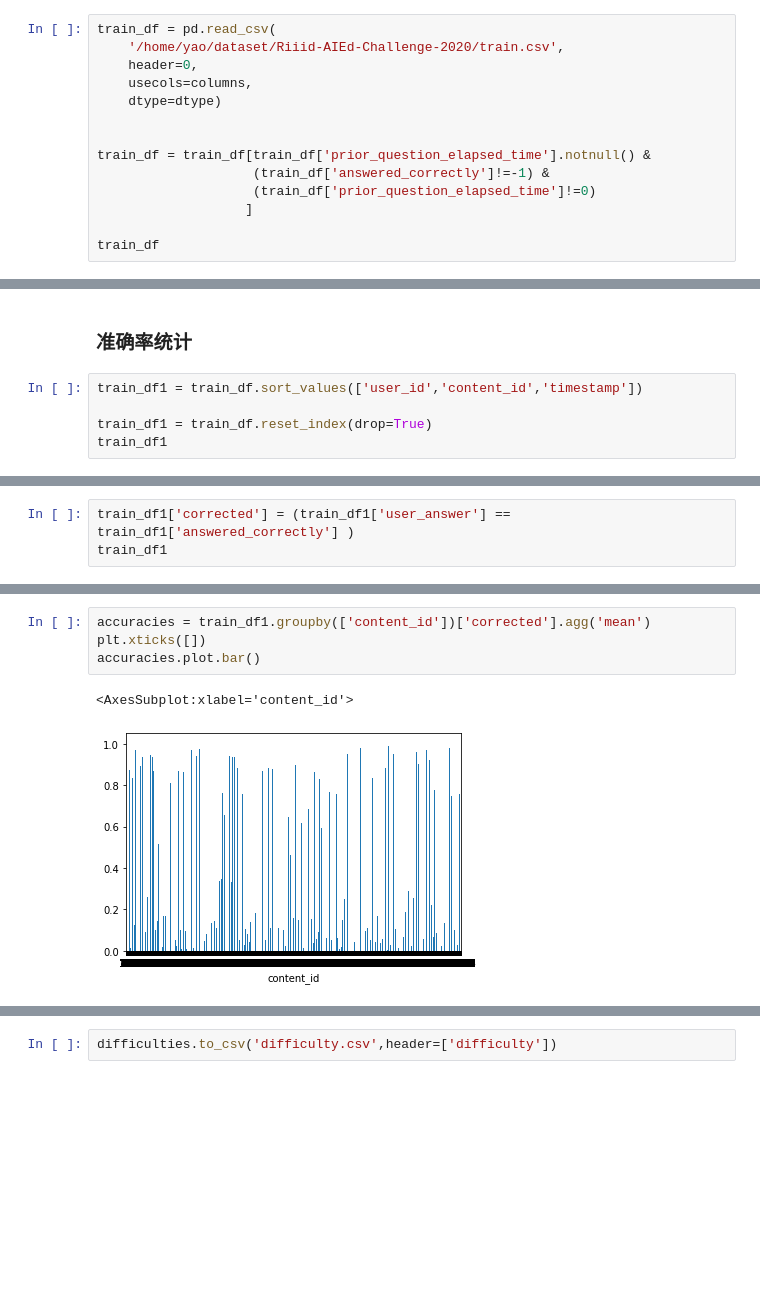
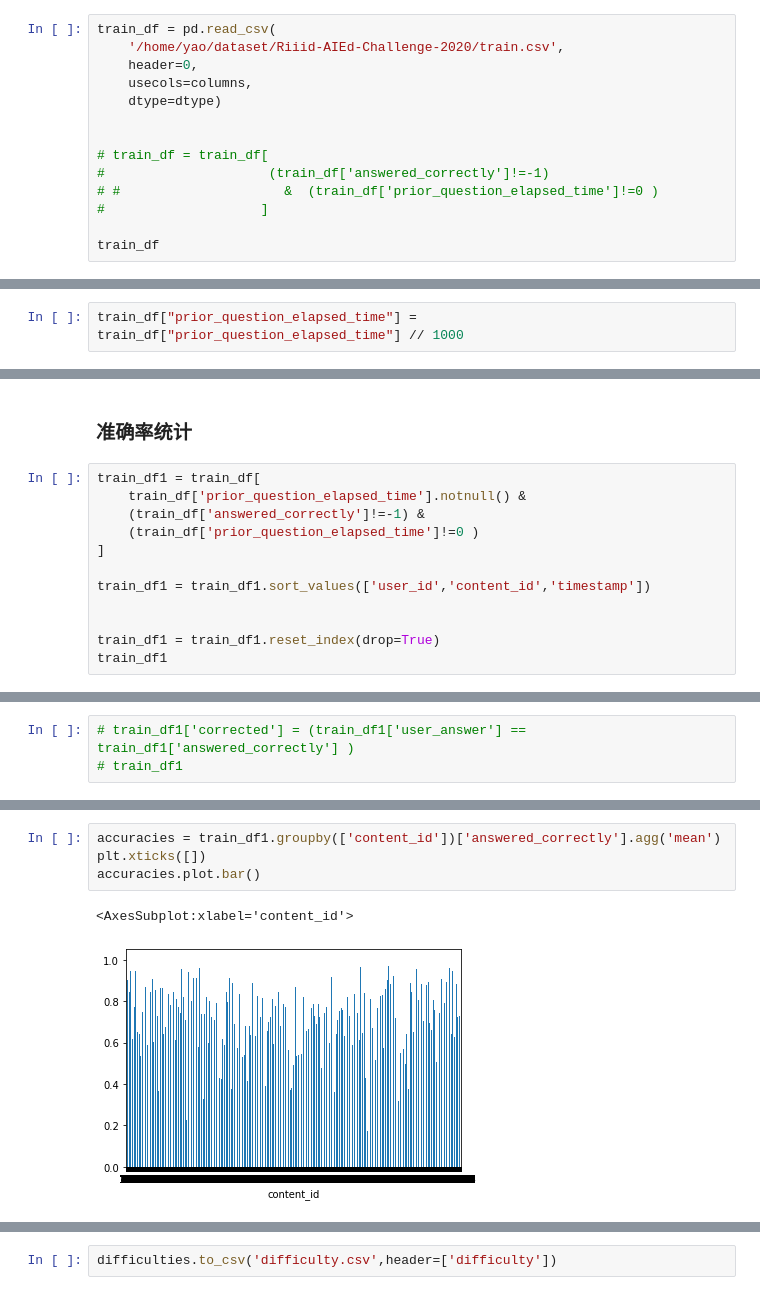
Before and after one commit to yaoing/Riiid-AIEd-Challenge-2020, a Jupyter notebook: data_init/data_clean.ipynb, the cells around one changed output, grey strips where cells are left out. Cells and saved outputs as stored; diff of their text form; blank space fills up the shorter version.

```diff
--- a/data_init/data_clean.ipynb
+++ b/data_init/data_clean.ipynb
@@ -25,10 +25,10 @@ train_df = pd.read_csv(
     dtype=dtype)
 
 
-train_df = train_df[train_df['prior_question_elapsed_time'].notnull() &
-                    (train_df['answered_correctly']!=-1) &
-                    (train_df['prior_question_elapsed_time']!=0)
-                   ]
+# train_df = train_df[
+#                     (train_df['answered_correctly']!=-1)
+# #                     &  (train_df['prior_question_elapsed_time']!=0 )
+#                    ]
 
 train_df
 # %% [output]
@@ -47,0 +48,2 @@ train_df
+# %%
+train_df["prior_question_elapsed_time"] = train_df["prior_question_elapsed_time"] // 1000
@@ -48,8 +67,15 @@ train_df
 # %% [markdown]
 ### 准确率统计
 # %%
-train_df1 = train_df.sort_values(['user_id','content_id','timestamp'])
+train_df1 = train_df[
+    train_df['prior_question_elapsed_time'].notnull() &
+    (train_df['answered_correctly']!=-1) &
+    (train_df['prior_question_elapsed_time']!=0 )
+]
 
-train_df1 = train_df.reset_index(drop=True)
+train_df1 = train_df1.sort_values(['user_id','content_id','timestamp'])
+
+
+train_df1 = train_df1.reset_index(drop=True)
 train_df1
 # %% [output]
@@ -117,3 +143,3 @@ train_df1
 # %%
-train_df1['corrected'] = (train_df1['user_answer'] == train_df1['answered_correctly'] )
-train_df1
+# train_df1['corrected'] = (train_df1['user_answer'] == train_df1['answered_correctly'] )
+# train_df1
@@ -134,10 +146,10 @@ train_df1
 # %%
-accuracies = train_df1.groupby(['content_id'])['corrected'].agg('mean')
+accuracies = train_df1.groupby(['content_id'])['answered_correctly'].agg('mean')
 plt.xticks([])
 accuracies.plot.bar()
 # %% [output]
 <AxesSubplot:xlabel='content_id'>
-[figure, old version]
+[figure, new version]
 # %%
 accuracies
 # %% [output]
```
Also changed, not shown: parts of 33 cells of this notebook, 5 other files.
